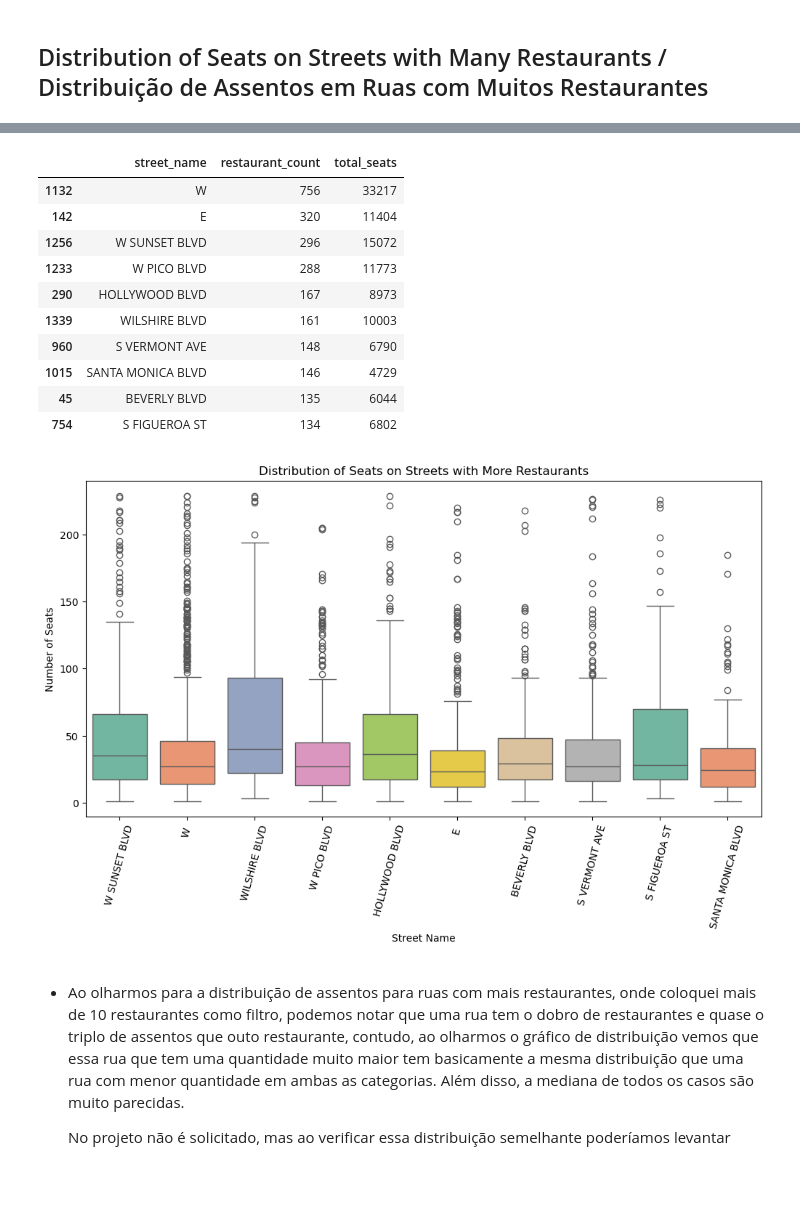
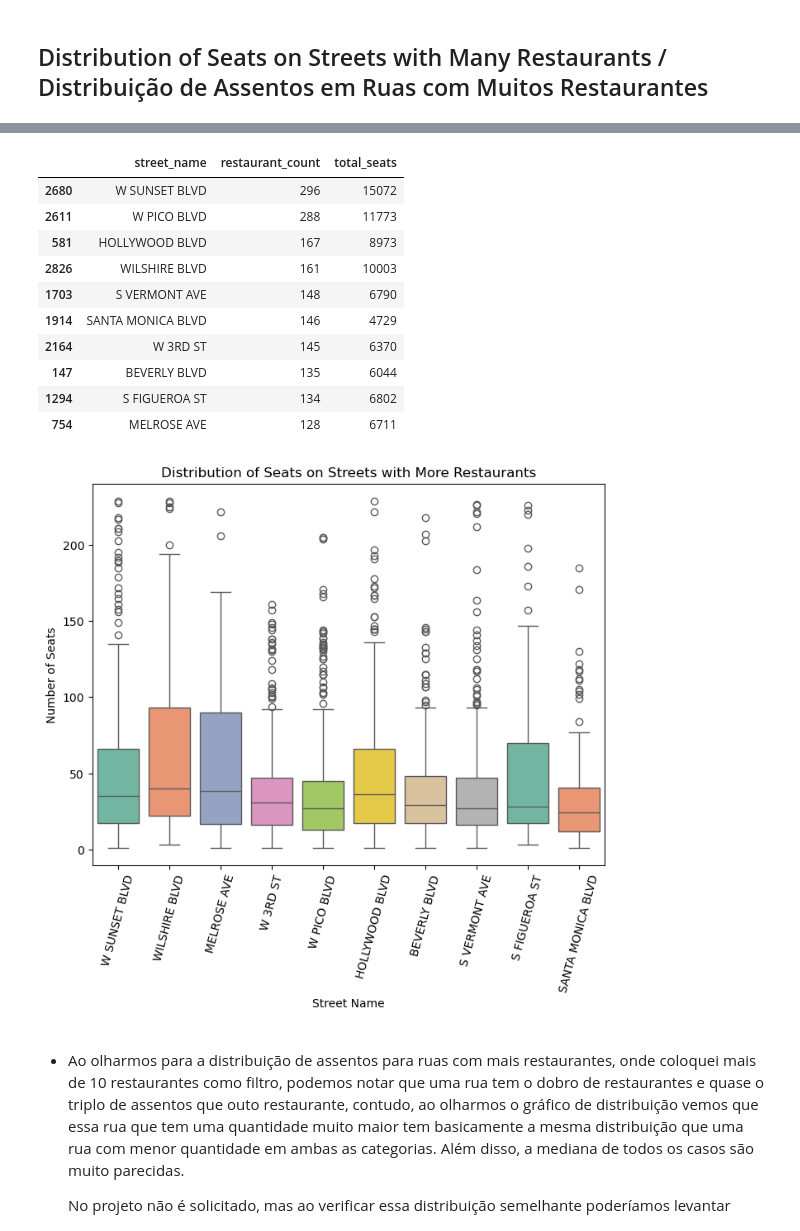
Before and after one commit to RafaelGenari/Bootcamp-Project-Report_History_with_Data, a Jupyter notebook: Notebooks/EDA.ipynb, the cells around one changed output, grey strips where cells are left out. Saved outputs shown, nothing was run; the diff lists cells and outputs as text; code cells hidden in the pictures; blank space fills up the shorter version.

```diff
--- a/Notebooks/EDA.ipynb
+++ b/Notebooks/EDA.ipynb
@@ -225,7 +227,8 @@ plt.show();
 # %% [markdown]
 ## Top 10 Streets With More Restaurants / Top 10 Ruas com Maior Número de Restaurantes
 # %%
-rest_log['street_name'] = rest_log['address'].str.extract(r'^\d+\s([A-Za-z\s]+)') # extracting street name from address / extraindo o nome da rua do endereço
+# rest_log['street_name'] = rest_log['address'].str.extract(r'([^\d]+)') # extracting street name from address / extraindo o nome da rua do endereço
+rest_log['street_name'] = rest_log['address'].apply(lambda x: ' '.join(x.split(' ')[1:])).to_frame()
 rest_log
 # %% [output]
 |  | id | restaurant_name | address | chain | object_type | seats_number | street_name |
@@ -325,30 +330,30 @@ higher_restaurant_streets = higher_restaurant_streets.sort_values('restaurant_co
 higher_restaurant_streets
 # %% [output]
 |  | street_name | restaurant_count | total_seats |
-| 1132 | W | 756 | 33217 |
-| 142 | E | 320 | 11404 |
-| 1256 | W SUNSET BLVD | 296 | 15072 |
-| 1233 | W PICO BLVD | 288 | 11773 |
-| 290 | HOLLYWOOD BLVD | 167 | 8973 |
-| 1339 | WILSHIRE BLVD | 161 | 10003 |
-| 960 | S VERMONT AVE | 148 | 6790 |
-| 1015 | SANTA MONICA BLVD | 146 | 4729 |
-| 45 | BEVERLY BLVD | 135 | 6044 |
-| 754 | S FIGUEROA ST | 134 | 6802 |
+| 2680 | W SUNSET BLVD | 296 | 15072 |
+| 2611 | W PICO BLVD | 288 | 11773 |
+| 581 | HOLLYWOOD BLVD | 167 | 8973 |
+| 2826 | WILSHIRE BLVD | 161 | 10003 |
+| 1703 | S VERMONT AVE | 148 | 6790 |
+| 1914 | SANTA MONICA BLVD | 146 | 4729 |
+| 2164 | W 3RD ST | 145 | 6370 |
+| 147 | BEVERLY BLVD | 135 | 6044 |
+| 1294 | S FIGUEROA ST | 134 | 6802 |
+| 754 | MELROSE AVE | 128 | 6711 |
 # %%
 seat_distribution = rest_log[rest_log['street_name'].isin(higher_restaurant_streets['street_name'])] # filtering data by streets with more than 10 restaurants / filtrando os dados por ruas com mais de 10 restaurantes
 # %%
 # graphic with the distribution of seats on streets with more than 10 restaurants / gráfico com a distribuição de assentos em ruas com mais de 10 restaurantes
 
-plt.figure(figsize=(12, 6))
+plt.figure(figsize=(8, 6))
 sns.boxplot(x = 'street_name', y = 'seats_number', data = seat_distribution, hue = 'street_name', palette = 'Set2')
 plt.xticks(rotation=75)
 plt.title('Distribution of Seats on Streets with More Restaurants')
 plt.xlabel('Street Name')
 plt.ylabel('Number of Seats')
 plt.show()
 # %% [output]
-[figure, old version]
+[figure, new version]
 # %% [markdown]
 - Ao olharmos para a distribuição de assentos para ruas com mais restaurantes, onde coloquei mais de 10 restaurantes como filtro, podemos notar que uma rua tem o dobro de restaurantes e quase o triplo de assentos que outo restaurante, contudo, ao olharmos o gráfico de distribuição vemos que essa rua que tem uma quantidade muito maior tem basicamente a mesma distribuição que uma rua com menor quantidade em ambas as categorias. Além disso, a mediana de todos os casos são muito parecidas.
 
```
Also changed, not shown: parts of 13 cells of this notebook.
